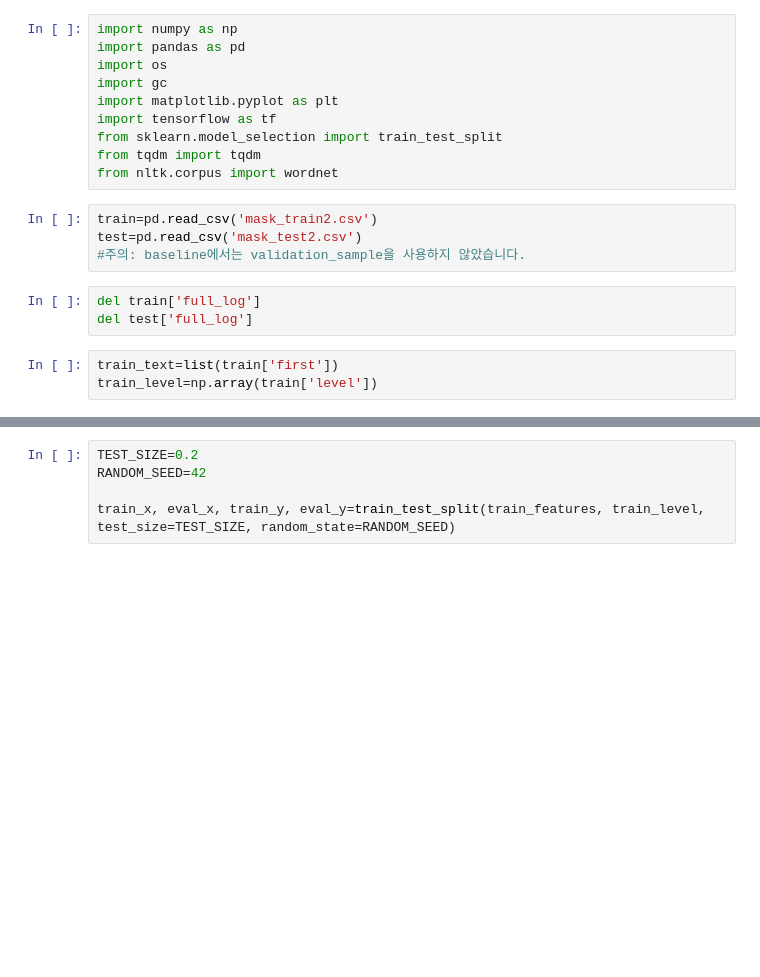
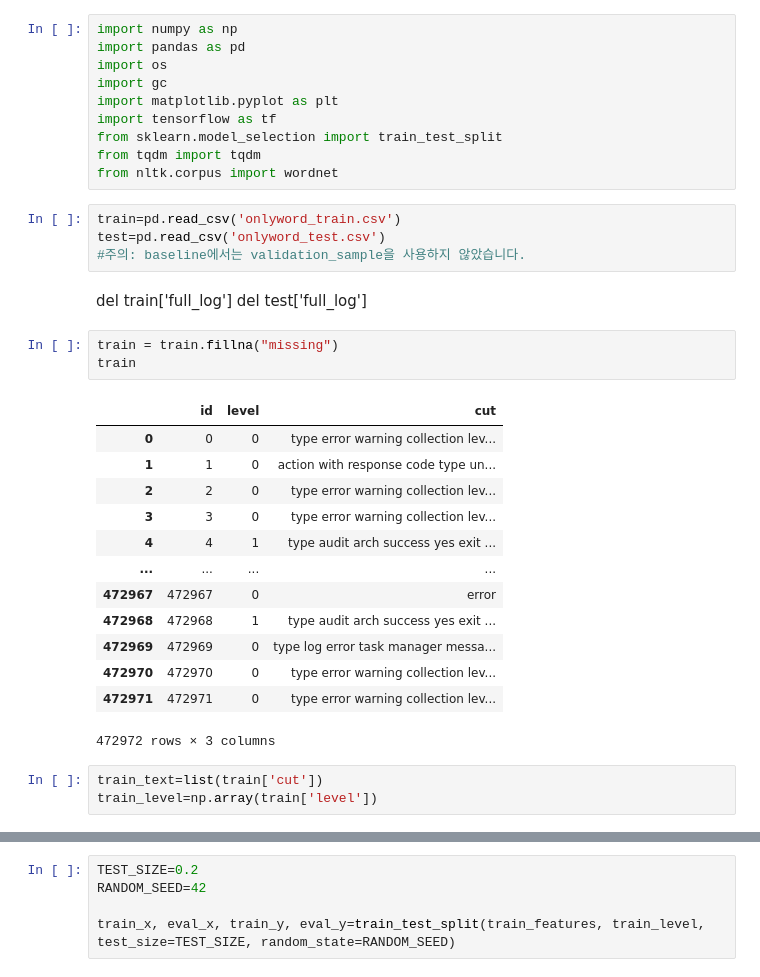
Before and after one commit to hyeonggulim/DACON_LOG_Outlier_dectection, a Jupyter notebook: baseline.ipynb, the cells around one changed output, grey strips where cells are left out. Drawn from its saved outputs; the diff is of its cells as text; blank space fills up the shorter version.

```diff
--- a/baseline.ipynb
+++ b/baseline.ipynb
@@ -9,12 +9,29 @@ from sklearn.model_selection import train_test_split
 from tqdm import tqdm
 from nltk.corpus import wordnet
 # %%
-train=pd.read_csv('mask_train2.csv')
-test=pd.read_csv('mask_test2.csv')
+train=pd.read_csv('onlyword_train.csv')
+test=pd.read_csv('onlyword_test.csv')
 #주의: baseline에서는 validation_sample을 사용하지 않았습니다.
-# %%
-del train['full_log']
-del test['full_log']
+# %% [markdown]
+del train['full_log']
+del test['full_log']
+# %%
+train = train.fillna("missing")
+train
+# %% [output]
+|  | id | level | cut |
+| 0 | 0 | 0 | type error warning collection lev... |
+| 1 | 1 | 0 | action with response code type un... |
+| 2 | 2 | 0 | type error warning collection lev... |
+| 3 | 3 | 0 | type error warning collection lev... |
+| 4 | 4 | 1 | type audit arch success yes exit ... |
+| ... | ... | ... | ... |
+| 472967 | 472967 | 0 | error |
+| 472968 | 472968 | 1 | type audit arch success yes exit ... |
+| 472969 | 472969 | 0 | type log error task manager messa... |
+| 472970 | 472970 | 0 | type error warning collection lev... |
+| 472971 | 472971 | 0 | type error warning collection lev... |
+472972 rows × 3 columns
 # %%
-train_text=list(train['first'])
+train_text=list(train['cut'])
 train_level=np.array(train['level'])
```
Also changed, not shown: parts of 14 cells of this notebook, 2 other files.
